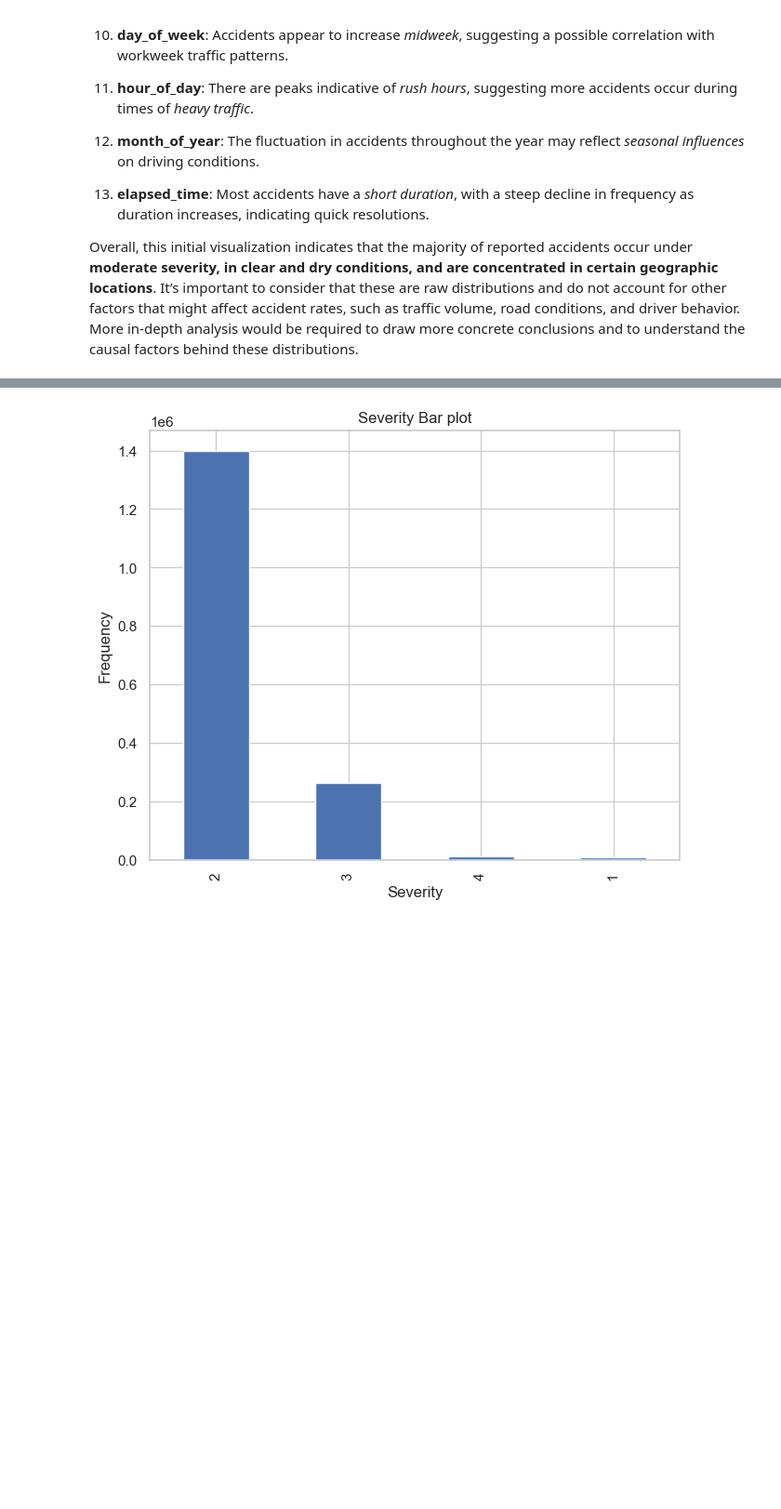
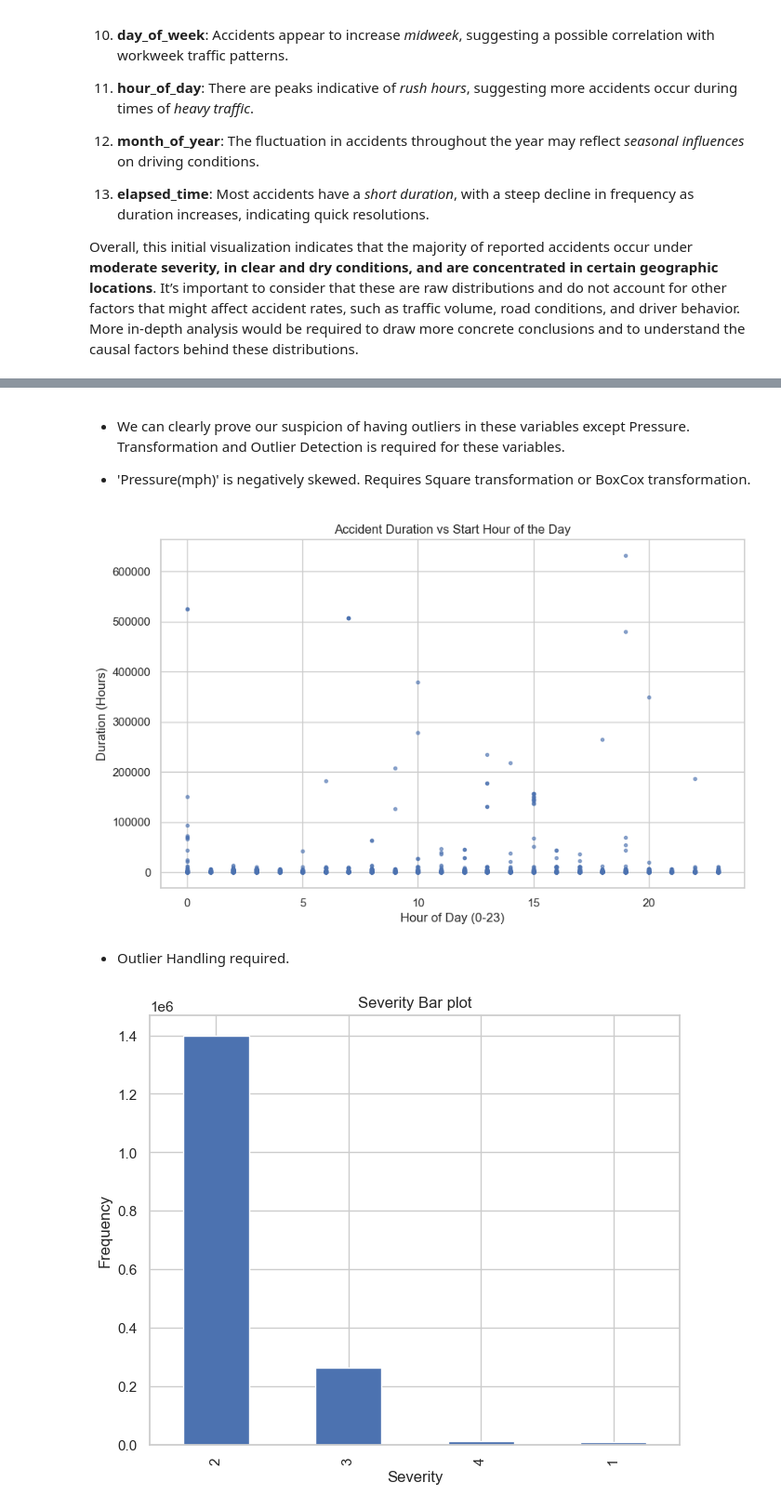
Before and after one commit to ansh-ankul/STAT432-Project, a Jupyter notebook: California_Accidents_EDA.ipynb, the cells around one changed output, grey strips where cells are left out. Shown at 93% size. Saved outputs shown, nothing was run; the diff lists cells and outputs as text; code cells hidden in the pictures; blank space fills up the shorter version.

```diff
--- a/California_Accidents_EDA.ipynb
+++ b/California_Accidents_EDA.ipynb
@@ -366,3 +380,20 @@ Overall, this initial visualization indicates that the majority of reported acci
+# %% [markdown]
+- We can clearly prove our suspicion of having outliers in these variables except Pressure. Transformation and Outlier Detection is required for these variables.
+
+- 'Pressure(mph)' is negatively skewed. Requires Square transformation or BoxCox transformation.
+# %%
+plt.figure(figsize=(10, 6))
+plt.scatter(df['hour_of_day'], df['elapsed_time'], alpha=0.6, marker='.')
+
+plt.title('Accident Duration vs Start Hour of the Day')
+plt.xlabel('Hour of Day (0-23)')
+plt.ylabel('Duration (Hours)')
+plt.grid(True)
+plt.show()
+# %% [output]
+[figure, added]
+# %% [markdown]
+- Outlier Handling required.
 # %%
 plt.figure(figsize=(25, 6))
 
```
Also changed, not shown: parts of 34 cells of this notebook, 1 other file.
